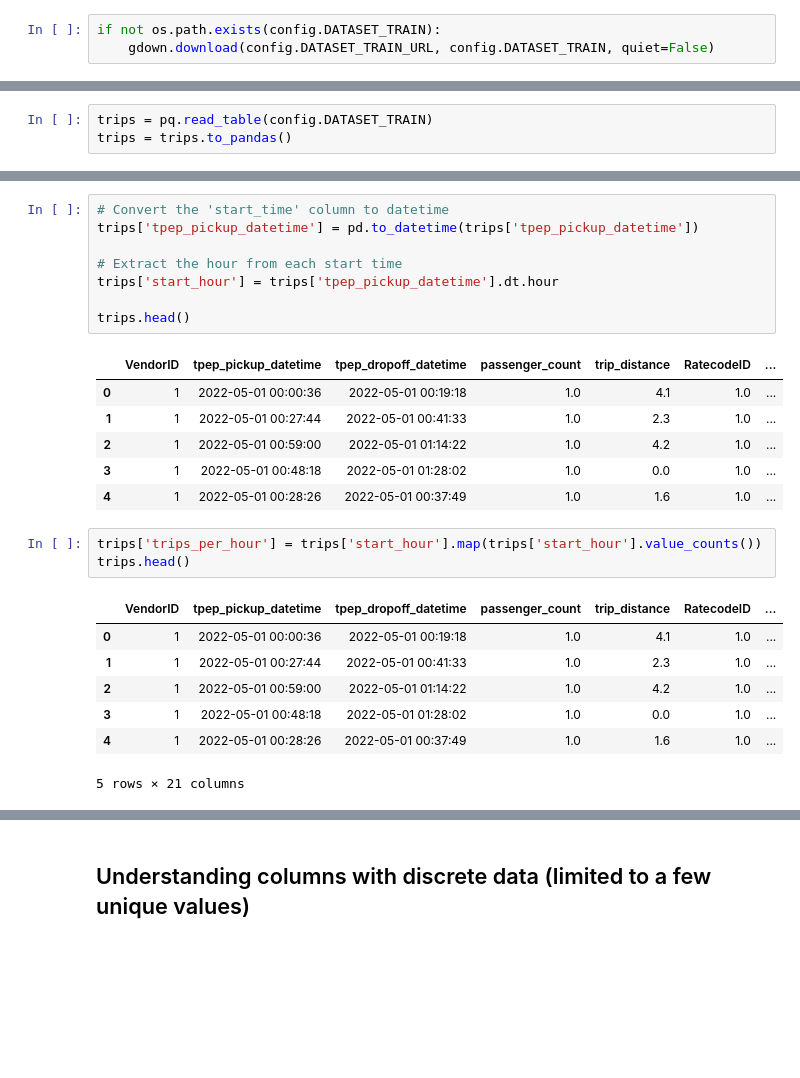
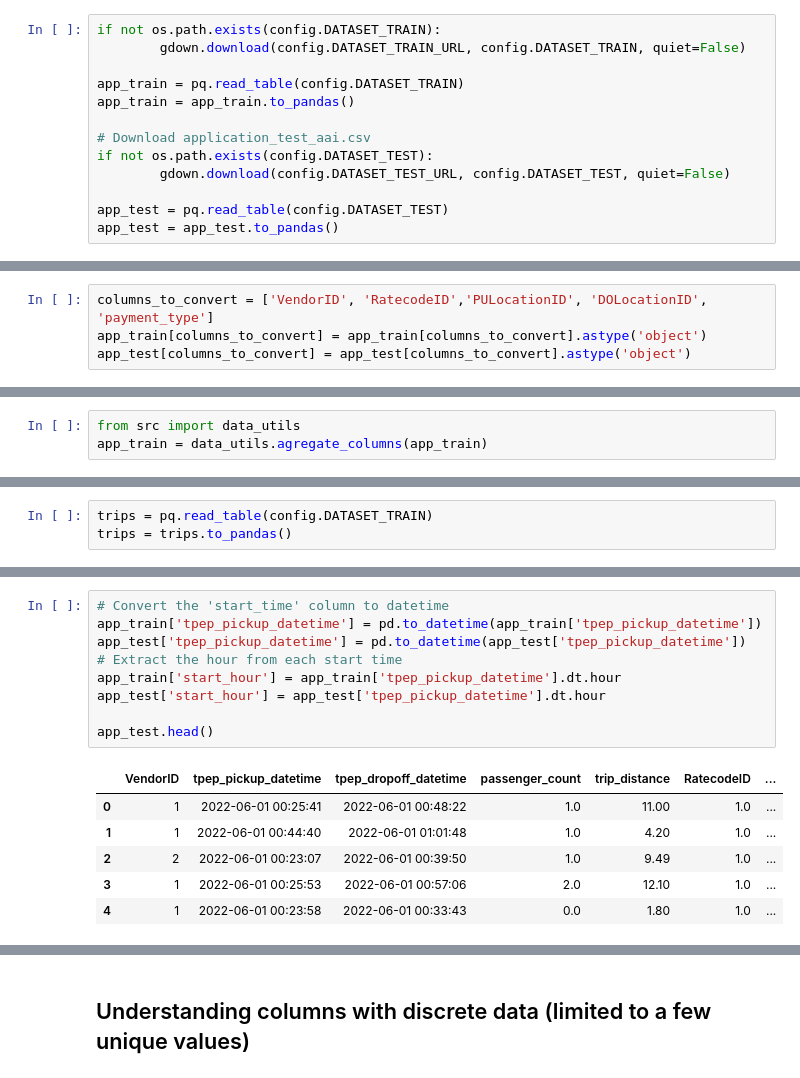
Before and after one commit to leomay282/final_project_Any, a Jupyter notebook: notebook-eda.ipynb, the cells around one changed output, grey strips where cells are left out. Drawn from its saved outputs; the diff is of its cells as text; blank space fills up the shorter version.

```diff
--- a/notebook-eda.ipynb
+++ b/notebook-eda.ipynb
@@ -12,4 +13,14 @@ import numpy as np
 ## Data Download
 # %%
 if not os.path.exists(config.DATASET_TRAIN):
-    gdown.download(config.DATASET_TRAIN_URL, config.DATASET_TRAIN, quiet=False)
+        gdown.download(config.DATASET_TRAIN_URL, config.DATASET_TRAIN, quiet=False)
+
+app_train = pq.read_table(config.DATASET_TRAIN)
+app_train = app_train.to_pandas()
+
+# Download application_test_aai.csv
+if not os.path.exists(config.DATASET_TEST):
+        gdown.download(config.DATASET_TEST_URL, config.DATASET_TEST, quiet=False)
+
+app_test = pq.read_table(config.DATASET_TEST)
+app_test = app_test.to_pandas()
@@ -15,0 +44,4 @@ if not os.path.exists(config.DATASET_TRAIN):
+# %%
+columns_to_convert = ['VendorID', 'RatecodeID','PULocationID', 'DOLocationID', 'payment_type']
+app_train[columns_to_convert] = app_train[columns_to_convert].astype('object')
+app_test[columns_to_convert] = app_test[columns_to_convert].astype('object')
@@ -15,0 +60,3 @@ if not os.path.exists(config.DATASET_TRAIN):
+# %%
+from src import data_utils
+app_train = data_utils.agregate_columns(app_train)
@@ -28,27 +91,17 @@ trips.head()
 | 4 | 1 | 2022-05-01 00:28:26 | 2022-05-01 00:37:49 | 1.0 | 1.6 | 1.0 | ... |
 # %%
 # Convert the 'start_time' column to datetime
-trips['tpep_pickup_datetime'] = pd.to_datetime(trips['tpep_pickup_datetime'])
+app_train['tpep_pickup_datetime'] = pd.to_datetime(app_train['tpep_pickup_datetime'])
+app_test['tpep_pickup_datetime'] = pd.to_datetime(app_test['tpep_pickup_datetime'])
+# Extract the hour from each start time
+app_train['start_hour'] = app_train['tpep_pickup_datetime'].dt.hour
+app_test['start_hour'] = app_test['tpep_pickup_datetime'].dt.hour
 
-# Extract the hour from each start time
-trips['start_hour'] = trips['tpep_pickup_datetime'].dt.hour
-
-trips.head()
+app_test.head()
 # %% [output]
 |  | VendorID | tpep_pickup_datetime | tpep_dropoff_datetime | passenger_count | trip_distance | RatecodeID | ... |
-| 0 | 1 | 2022-05-01 00:00:36 | 2022-05-01 00:19:18 | 1.0 | 4.1 | 1.0 | ... |
-| 1 | 1 | 2022-05-01 00:27:44 | 2022-05-01 00:41:33 | 1.0 | 2.3 | 1.0 | ... |
-| 2 | 1 | 2022-05-01 00:59:00 | 2022-05-01 01:14:22 | 1.0 | 4.2 | 1.0 | ... |
-| 3 | 1 | 2022-05-01 00:48:18 | 2022-05-01 01:28:02 | 1.0 | 0.0 | 1.0 | ... |
-| 4 | 1 | 2022-05-01 00:28:26 | 2022-05-01 00:37:49 | 1.0 | 1.6 | 1.0 | ... |
+| 0 | 1 | 2022-06-01 00:25:41 | 2022-06-01 00:48:22 | 1.0 | 11.00 | 1.0 | ... |
+| 1 | 1 | 2022-06-01 00:44:40 | 2022-06-01 01:01:48 | 1.0 | 4.20 | 1.0 | ... |
+| 2 | 2 | 2022-06-01 00:23:07 | 2022-06-01 00:39:50 | 1.0 | 9.49 | 1.0 | ... |
+| 3 | 1 | 2022-06-01 00:25:53 | 2022-06-01 00:57:06 | 2.0 | 12.10 | 1.0 | ... |
+| 4 | 1 | 2022-06-01 00:23:58 | 2022-06-01 00:33:43 | 0.0 | 1.80 | 1.0 | ... |
-# %%
-trips['trips_per_hour'] = trips['start_hour'].map(trips['start_hour'].value_counts())
-trips.head()
-# %% [output]
-|  | VendorID | tpep_pickup_datetime | tpep_dropoff_datetime | passenger_count | trip_distance | RatecodeID | ... |
-| 0 | 1 | 2022-05-01 00:00:36 | 2022-05-01 00:19:18 | 1.0 | 4.1 | 1.0 | ... |
-| 1 | 1 | 2022-05-01 00:27:44 | 2022-05-01 00:41:33 | 1.0 | 2.3 | 1.0 | ... |
-| 2 | 1 | 2022-05-01 00:59:00 | 2022-05-01 01:14:22 | 1.0 | 4.2 | 1.0 | ... |
-| 3 | 1 | 2022-05-01 00:48:18 | 2022-05-01 01:28:02 | 1.0 | 0.0 | 1.0 | ... |
-| 4 | 1 | 2022-05-01 00:28:26 | 2022-05-01 00:37:49 | 1.0 | 1.6 | 1.0 | ... |
-5 rows × 21 columns
```
Also changed, not shown: parts of 50 cells of this notebook, 19 other files.
